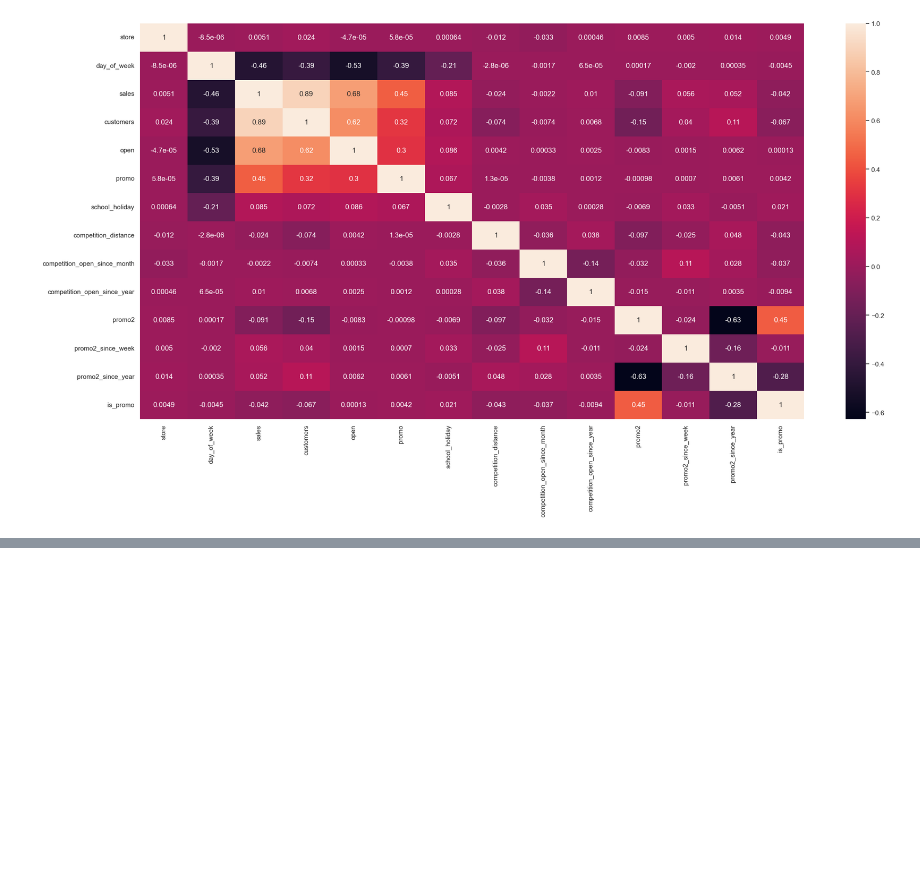
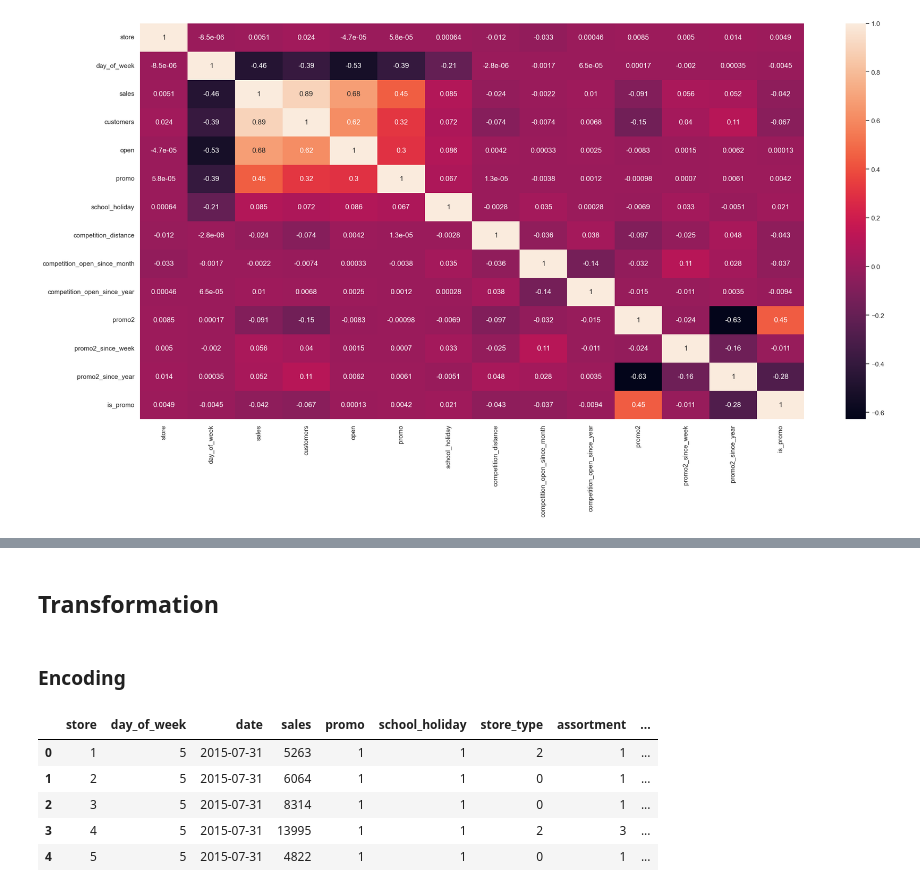
Before and after one commit to FSaladini/rossman_store_predict, a Jupyter notebook: main.ipynb, the cells around one changed output, grey strips where cells are left out. Saved outputs shown, nothing was run; the diff lists cells and outputs as text; code cells hidden in the pictures; blank space fills up the shorter version.

Commit message:
prepping data, rescaling some features and encoding others

```diff
--- a/main.ipynb
+++ b/main.ipynb
@@ -619,0 +641,40 @@ sns.heatmap( cramer_v_final, annot=True );
+# %%
+rs = RobustScaler()
+mms = MinMaxScaler()
+
+# competition_distance - we have outliers, so we'll use a robust scaler
+df5['competition_distance'] = rs.fit_transform( df5[['competition_distance']].values )
+
+# competition_age_months
+df5['competition_age_months'] = rs.fit_transform( df5[['competition_age_months']].values )
+
+# promo_age_weeks
+df5['promo_age_weeks'] = mms.fit_transform( df5[['promo_age_weeks']].values )
+
+# year
+df5['year'] = mms.fit_transform( df5[['year']].values )
+# %% [markdown]
+## Transformation
+# %% [markdown]
+### Encoding
+# %%
+# state_holiday
+df5 = pd.get_dummies( df5, prefix=['state_holiday'], columns=['state_holiday'], dtype=int )
+# %%
+# store_type
+le = LabelEncoder()
+df5['store_type'] = le.fit_transform( df5['store_type'] )
+# %%
+# assortment
+assortment_dict = {'basic': 1,'extra': 2,'extended': 3}
+
+df5['assortment'] = df5['assortment'].map( assortment_dict )
+# %%
+df5.head()
+# %% [output]
+|  | store | day_of_week | date | sales | promo | school_holiday | store_type | assortment | ... |
+| 0 | 1 | 5 | 2015-07-31 | 5263 | 1 | 1 | 2 | 1 | ... |
+| 1 | 2 | 5 | 2015-07-31 | 6064 | 1 | 1 | 0 | 1 | ... |
+| 2 | 3 | 5 | 2015-07-31 | 8314 | 1 | 1 | 0 | 1 | ... |
+| 3 | 4 | 5 | 2015-07-31 | 13995 | 1 | 1 | 2 | 3 | ... |
+| 4 | 5 | 5 | 2015-07-31 | 4822 | 1 | 1 | 0 | 1 | ... |
```
Also changed, not shown: parts of 50 cells of this notebook.
